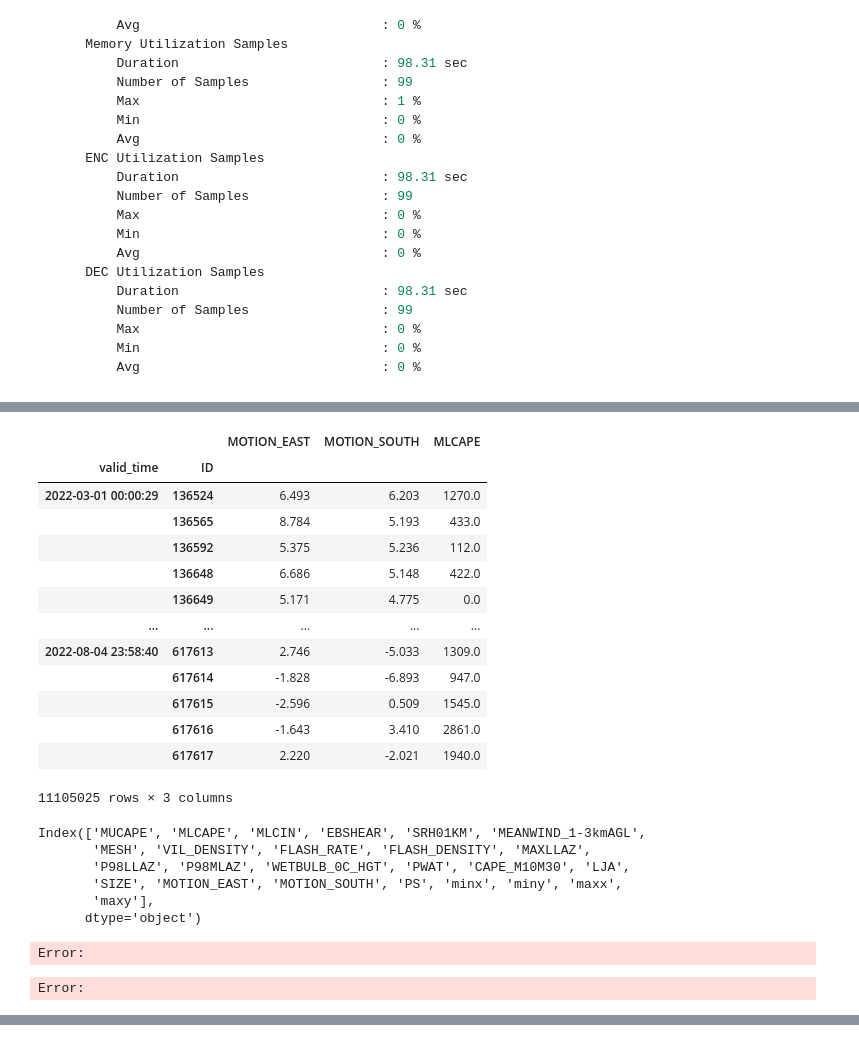
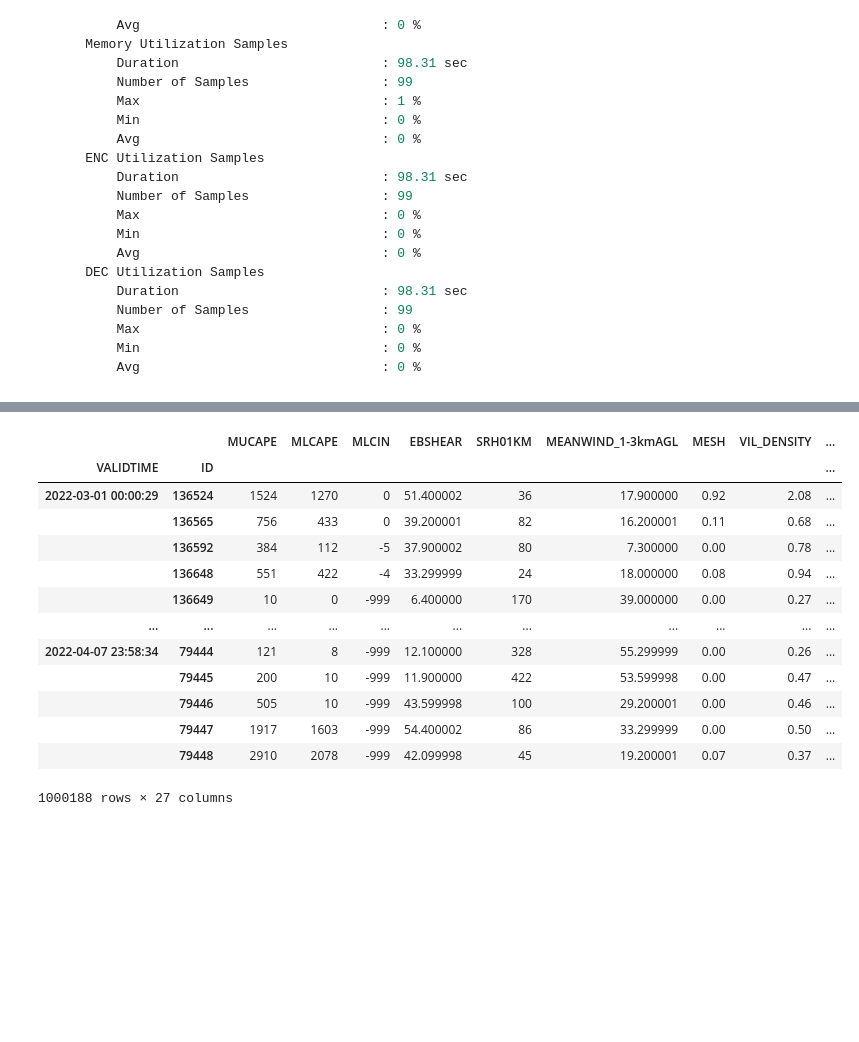
Before and after one commit to leaver2000/griblib, a Jupyter notebook: notebooks/probsevere/2.1-xfer-dask.ipynb, the cells around one changed output, grey strips where cells are left out. Cells and saved outputs as stored; diff of their text form; code cells hidden in the pictures; blank space fills up the shorter version.

```diff
--- a/notebooks/probsevere/2.1-xfer-dask.ipynb
+++ b/notebooks/probsevere/2.1-xfer-dask.ipynb
@@ -149,49 +186,0 @@ df
-# %%
-from enum import Enum
-class Cape(str,Enum):
-    mixed_layer="MLCAPE"
-class Motion(str,Enum):
-    east="MOTION_EAST"
-    south="MOTION_SOUTH"
-    # cape=Cape
-    # ml
-# 'MUCAPE', 'MLCAPE', 'MLCIN', 'EBSHEAR', 'SRH01KM', 'MEANWIND_1-3kmAGL',
-#        'MESH', 'VIL_DENSITY', 'FLASH_RATE', 'FLASH_DENSITY', 'MAXLLAZ',
-#        'P98LLAZ', 'P98MLAZ', 'WETBULB_0C_HGT', 'PWAT', 'CAPE_M10M30', 'LJA',
-#        'SIZE', 'MOTION_EAST', 'MOTION_SOUTH', 'PS', 'minx', 'miny', 'maxx',
-#        'maxy'
-class columns(str,Enum):
-    motion_east="MOTION_EAST"
-    motion_south="MOTION_SOUTH"
-
-df[[Motion.east,Motion.south, Cape.mixed_layer]]
-# %% [output]
-|  |  | MOTION_EAST | MOTION_SOUTH | MLCAPE |
-| valid_time | ID |  |  |  |
-| 2022-03-01 00:00:29 | 136524 | 6.493 | 6.203 | 1270.0 |
-|  | 136565 | 8.784 | 5.193 | 433.0 |
-|  | 136592 | 5.375 | 5.236 | 112.0 |
-|  | 136648 | 6.686 | 5.148 | 422.0 |
-|  | 136649 | 5.171 | 4.775 | 0.0 |
-| ... | ... | ... | ... | ... |
-| 2022-08-04 23:58:40 | 617613 | 2.746 | -5.033 | 1309.0 |
-|  | 617614 | -1.828 | -6.893 | 947.0 |
-|  | 617615 | -2.596 | 0.509 | 1545.0 |
-|  | 617616 | -1.643 | 3.410 | 2861.0 |
-|  | 617617 | 2.220 | -2.021 | 1940.0 |
-11105025 rows × 3 columns
-# %%
-df.columns
-# %% [output]
-Index(['MUCAPE', 'MLCAPE', 'MLCIN', 'EBSHEAR', 'SRH01KM', 'MEANWIND_1-3kmAGL',
-       'MESH', 'VIL_DENSITY', 'FLASH_RATE', 'FLASH_DENSITY', 'MAXLLAZ',
-       'P98LLAZ', 'P98MLAZ', 'WETBULB_0C_HGT', 'PWAT', 'CAPE_M10M30', 'LJA',
-       'SIZE', 'MOTION_EAST', 'MOTION_SOUTH', 'PS', 'minx', 'miny', 'maxx',
-       'maxy'],
-      dtype='object')
-# %%
-df["ID"] = df["ID"].astype(int)
-df.set_index(["valid_time", "ID"]).sort_index()
-# %% [output]
-Error:
-Error:
@@ -210,0 +187,10 @@ ddf2.loc[ddf2.groupby('ID').agg({"PS":"max"}) > 20,:].compute()
+# %%
+%%time
+# the parquet files we're create using dask.dataframe
+def read_probsevere(paths:tuple[Path,...])->cudf.DataFrame:
+    return cudf.read_parquet(paths).set_index(["VALIDTIME","ID"]).sort_index()
+gdf = read_probsevere(all_files)
+df = gdf.to_pandas()
+del gdf
+df
+# %% [output]
@@ -210,0 +199,14 @@ ddf2.loc[ddf2.groupby('ID').agg({"PS":"max"}) > 20,:].compute()
+|  |  | MUCAPE | MLCAPE | MLCIN | EBSHEAR | SRH01KM | MEANWIND_1-3kmAGL | MESH | VIL_DENSITY | ... |
+| VALIDTIME | ID |  |  |  |  |  |  |  |  | ... |
+| 2022-03-01 00:00:29 | 136524 | 1524 | 1270 | 0 | 51.400002 | 36 | 17.900000 | 0.92 | 2.08 | ... |
+|  | 136565 | 756 | 433 | 0 | 39.200001 | 82 | 16.200001 | 0.11 | 0.68 | ... |
+|  | 136592 | 384 | 112 | -5 | 37.900002 | 80 | 7.300000 | 0.00 | 0.78 | ... |
+|  | 136648 | 551 | 422 | -4 | 33.299999 | 24 | 18.000000 | 0.08 | 0.94 | ... |
+|  | 136649 | 10 | 0 | -999 | 6.400000 | 170 | 39.000000 | 0.00 | 0.27 | ... |
+| ... | ... | ... | ... | ... | ... | ... | ... | ... | ... | ... |
+| 2022-04-07 23:58:34 | 79444 | 121 | 8 | -999 | 12.100000 | 328 | 55.299999 | 0.00 | 0.26 | ... |
+|  | 79445 | 200 | 10 | -999 | 11.900000 | 422 | 53.599998 | 0.00 | 0.47 | ... |
+|  | 79446 | 505 | 10 | -999 | 43.599998 | 100 | 29.200001 | 0.00 | 0.46 | ... |
+|  | 79447 | 1917 | 1603 | -999 | 54.400002 | 86 | 33.299999 | 0.00 | 0.50 | ... |
+|  | 79448 | 2910 | 2078 | -999 | 42.099998 | 45 | 19.200001 | 0.07 | 0.37 | ... |
+1000188 rows × 27 columns
```
Also changed, not shown: parts of 12 cells of this notebook.
